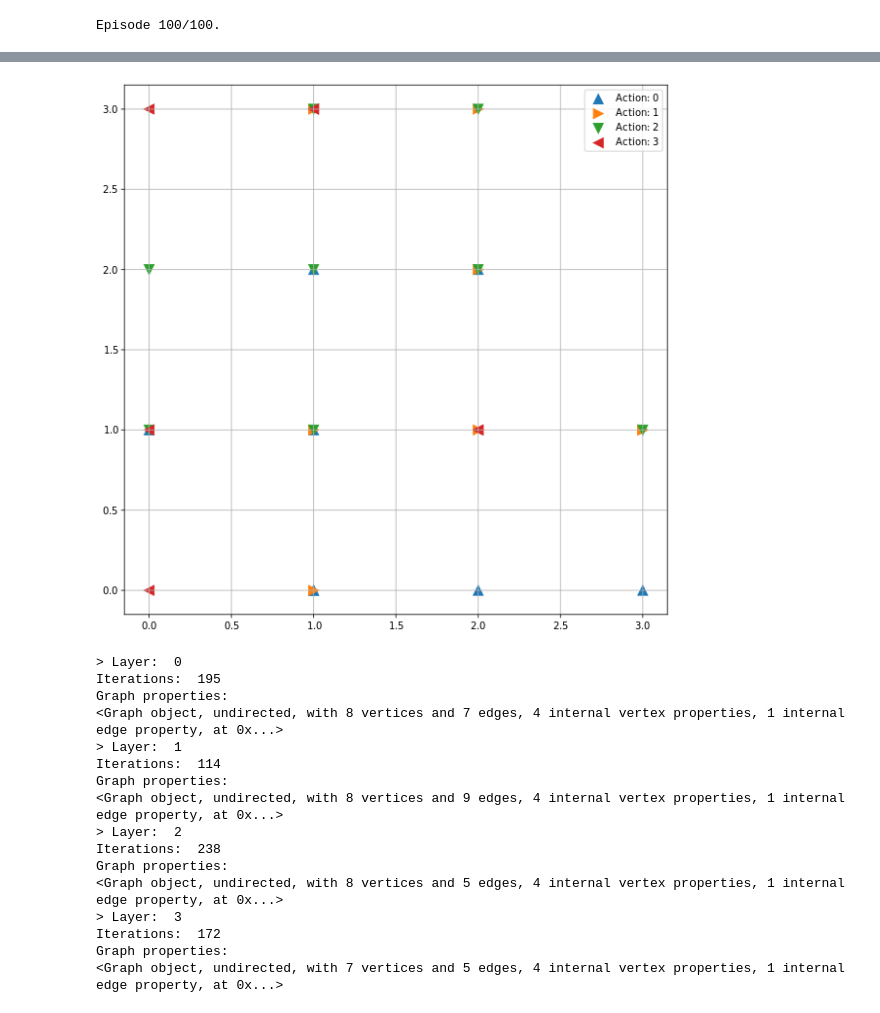
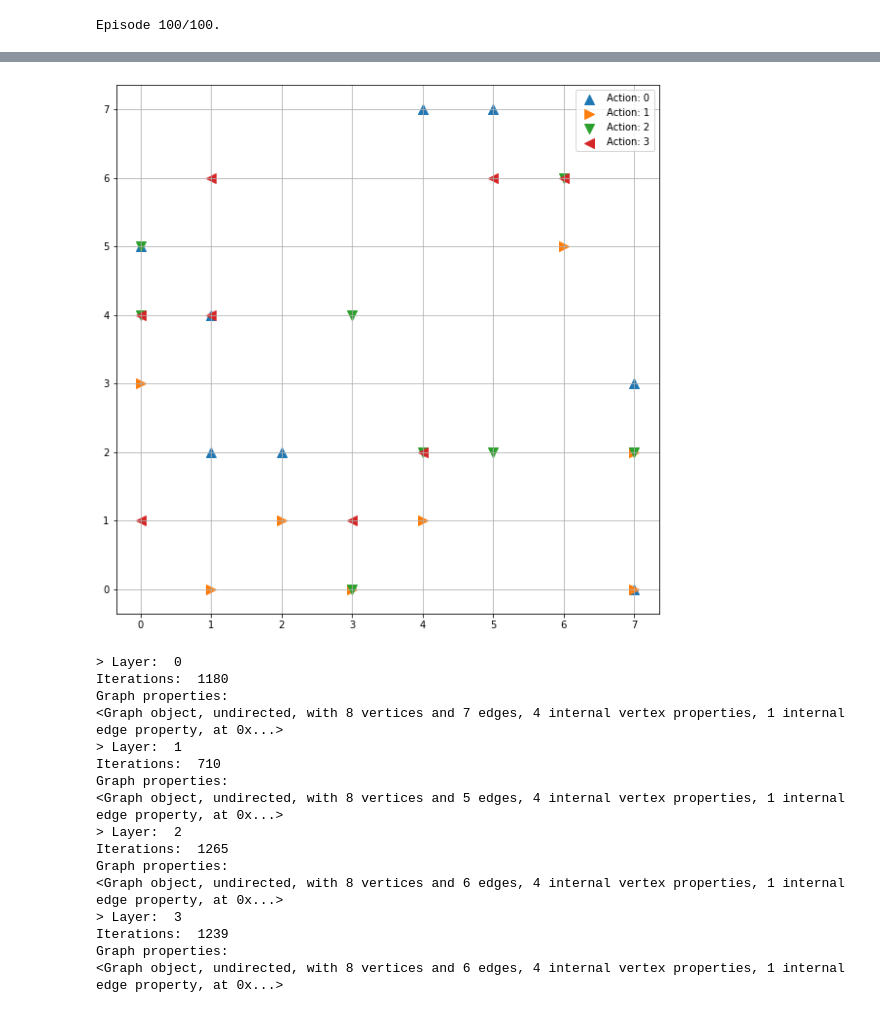
Before and after one commit to nhabbash/con-rl, a Jupyter notebook: notebooks/conrl_test.ipynb, the cells around one changed output, grey strips where cells are left out. Drawn from its saved outputs; the diff is of its cells as text; code cells hidden in the pictures.

```diff
--- a/notebooks/conrl_test.ipynb
+++ b/notebooks/conrl_test.ipynb
@@ -46,4 +20,5 @@ o  o  o  T
 # %%
+env = GridworldEnv(shape=[8, 8])
 num_episodes = 100
 max_step = 1000
 stats = EpisodeStats(
@@ -81,7 +54,6 @@ for i_episode in range(num_episodes):
 Episode 100/100.
 # %%
 # Parameters
-
 params = {
     "ndim": 1,
     "e_w":0.5,
@@ -94,29 +66,26 @@ params = {
     "max_age":10
 }
 
+num_episodes = 100
 max_step = 1000
-
 stats_conrl = EpisodeStats(
         episode_lengths=np.zeros(num_episodes),
         episode_rewards=np.zeros(num_episodes),
         selector_dist=np.zeros((num_episodes, max_step)))
 
-conrl = ConRL(action_size=env.action_space.n, state_grid=[np.arange(env.observation_space.n-1)], ndim=1, update_threshold=3)
+conrl = ConRL(action_size=env.action_space.n, state_grid=[np.arange(env.observation_space.n-1)], ndim=params["ndim"], update_threshold=3)
 conrl.mlgng.set_layers_parameters(params, m=-1)
 # %%
 for i_episode in range(num_episodes):
 
     if (i_episode + 1) % 50 == 0:
         print("\rEpisode {}/{}.".format(i_episode + 1, num_episodes), end="")
-        # sys.stdout.flush()
+        sys.stdout.flush()
 
     # Generate episode
     state = env.reset()
-    state = (state, )
+    #state = (state, )
     for step in itertools.count():
-        # env.render()
-        # print("\rStep {}.".format(step + 1), end="")
-        # sys.stdout.flush()
         next_state, reward, done, selected = conrl.step(state, env)
 
         # Update statistics
@@ -156,39 +145,39 @@ plt.legend()
 # %%
 act_dict = {
     0:  "^",
     1: ">",
     2: "v",
     3: "<"
 }
 
 fig, ax = plt.subplots(figsize=(10, 10))
 # Plot discretization as a grid
 ax.grid(True)
 for i in range(4):
-    x, y = np.unravel_index(conrl.mlgng[i].g.vp.pos.get_2d_array(pos=[0]).astype(int), [4, 4])
+    x, y = np.unravel_index(conrl.mlgng[i].g.vp.pos.get_2d_array(pos=[0]).astype(int), [8, 8])
     ax.scatter(x, y, label='Action: {}'.format(i), marker=act_dict[i], s=10**2)
     ax.legend()
 # %% [output]
-[figure, old version]
+[figure, new version]
 # %%
 conrl.mlgng.stats()
 # %% [output]
 > Layer:  0
-Iterations:  195
+Iterations:  1180
 Graph properties:
 <Graph object, undirected, with 8 vertices and 7 edges, 4 internal vertex properties, 1 internal edge property, at 0x...>
 > Layer:  1
-Iterations:  114
-Graph properties:
-<Graph object, undirected, with 8 vertices and 9 edges, 4 internal vertex properties, 1 internal edge property, at 0x...>
-> Layer:  2
-Iterations:  238
+Iterations:  710
 Graph properties:
 <Graph object, undirected, with 8 vertices and 5 edges, 4 internal vertex properties, 1 internal edge property, at 0x...>
+> Layer:  2
+Iterations:  1265
+Graph properties:
+<Graph object, undirected, with 8 vertices and 6 edges, 4 internal vertex properties, 1 internal edge property, at 0x...>
 > Layer:  3
-Iterations:  172
+Iterations:  1239
 Graph properties:
-<Graph object, undirected, with 7 vertices and 5 edges, 4 internal vertex properties, 1 internal edge property, at 0x...>
+<Graph object, undirected, with 8 vertices and 6 edges, 4 internal vertex properties, 1 internal edge property, at 0x...>
 # %%
 fig, ax = plt.subplots(3, 1, sharex=True, sharey=True, figsize=(12, 11.5))
 
```
Also changed, not shown: parts of 10 cells of this notebook, 8 other files.
